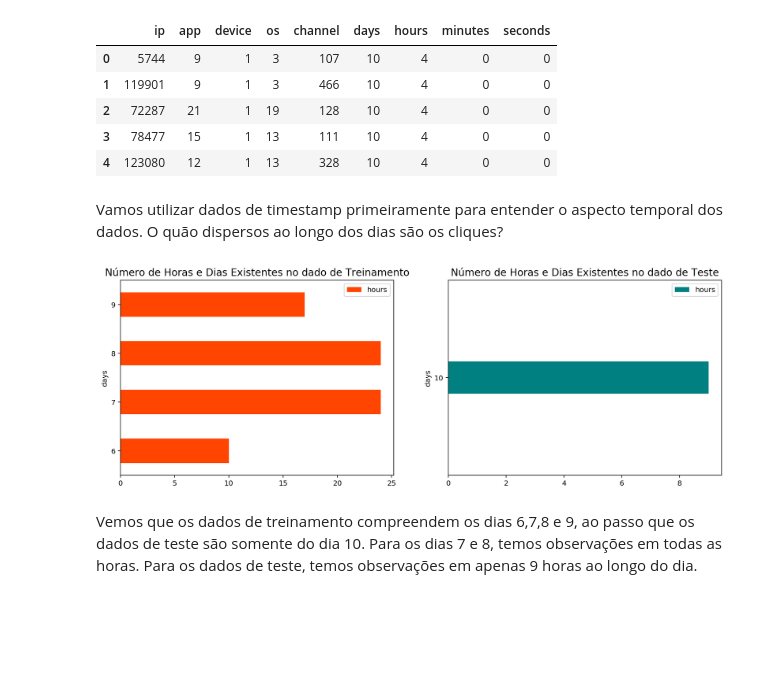
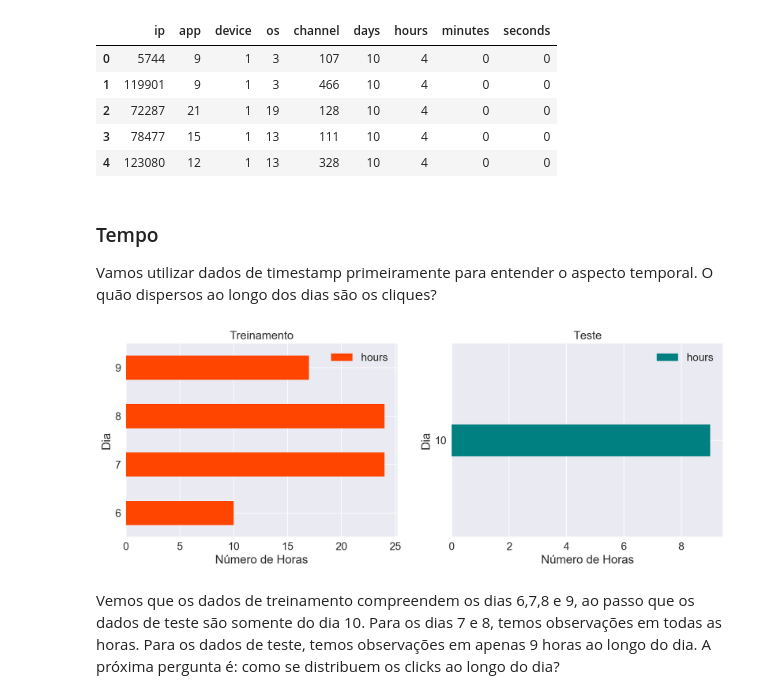
Before and after one commit to rgriva/Kaggle, a Jupyter notebook: EDA-Raul.ipynb, the cells around one changed output. Drawn from its saved outputs; the diff is of its cells as text; code cells hidden in the pictures; blank space fills up the shorter version.

```diff
--- a/EDA-Raul.ipynb
+++ b/EDA-Raul.ipynb
@@ -20,6 +22,11 @@ import pandas as pd
 import numpy as np
 import gc
 import matplotlib.pyplot as plt
+import seaborn as sns
+
+# Definindo o estilo dos plots
+sns.set_style("whitegrid")
+sns.set(font_scale=1.5)
 
 %matplotlib inline
 %config InlineBackend.figure_format = 'retina'
@@ -65,18 +72,28 @@ test.head()
 | 3 | 78477 | 15 | 1 | 13 | 111 | 10 | 4 | 0 | 0 |
 | 4 | 123080 | 12 | 1 | 13 | 328 | 10 | 4 | 0 | 0 |
 # %% [markdown]
-Vamos utilizar dados de timestamp primeiramente para entender o aspecto temporal dos dados. O quão dispersos ao longo dos dias são os cliques?
+### Tempo
+Vamos utilizar dados de timestamp primeiramente para entender o aspecto temporal. O quão dispersos ao longo dos dias são os cliques?
 # %%
 day_hour_train = train[['days', 'hours']].drop_duplicates().groupby('days').count()
 day_hour_test = test[['days', 'hours']].drop_duplicates().groupby('days').count()
 # %%
 # Plotando os resultados acima
 fig, (axs) = plt.subplots(1,2,figsize=(15,5))
-day_hour_train.plot(kind = 'barh', ax = axs[0], title = 'Número de Horas e Dias Existentes no dado de Treinamento', color = 'orangered', width=0.5);
-day_hour_test.plot(kind = 'barh', ax = axs[1], title = 'Número de Horas e Dias Existentes no dado de Teste', color = 'teal', width=0.1,);
-axs[0].title.set_size(14)
-axs[1].title.set_size(14)
+day_hour_train.plot(kind = 'barh', ax = axs[0], title = 'Treinamento',
+                    color = 'orangered', width=0.5);
+day_hour_test.plot(kind = 'barh', ax = axs[1], title = 'Teste',
+                   color = 'teal', width=0.1,);
+
+axs[0].set_xlabel('Número de Horas');
+axs[0].set_ylabel('Dia');
+axs[0].title.set_size(16)
+
+axs[1].set_xlabel('Número de Horas');
+axs[1].set_ylabel('Dia');
+axs[1].title.set_size(16)
+sns.despine()
 # %% [output]
-[figure, old version]
+[figure, new version]
 # %% [markdown]
-Vemos que os dados de treinamento compreendem os dias 6,7,8 e 9, ao passo que os dados de teste são somente do dia 10. Para os dias 7 e 8, temos observações em todas as horas. Para os dados de teste, temos observações em apenas 9 horas ao longo do dia.
+Vemos que os dados de treinamento compreendem os dias 6,7,8 e 9, ao passo que os dados de teste são somente do dia 10. Para os dias 7 e 8, temos observações em todas as horas. Para os dados de teste, temos observações em apenas 9 horas ao longo do dia. A próxima pergunta é: como se distribuem os clicks ao longo do dia?
```
Also changed, not shown: parts of 4 cells of this notebook.
